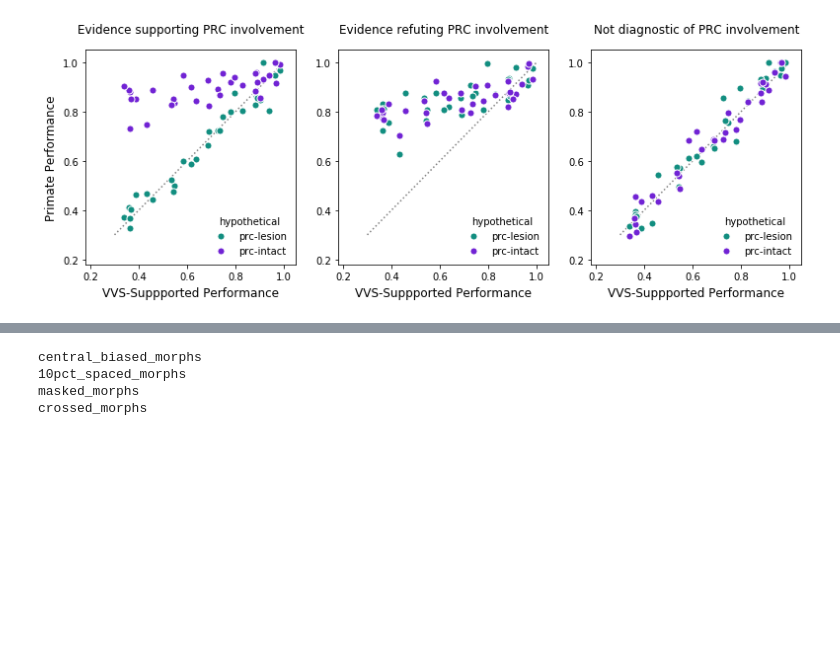
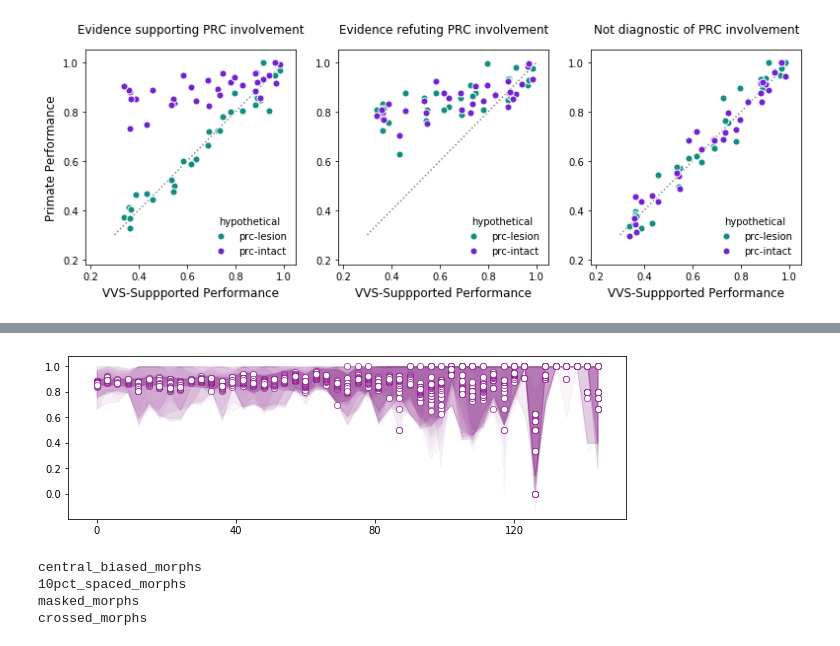
Before and after one commit to tzler/nondiagnostic, a Jupyter notebook: analyses.ipynb, the cells around one changed output, grey strips where cells are left out. Cells and saved outputs as stored; diff of their text form; code cells hidden in the pictures; blank space fills up the shorter version.

```diff
--- a/analyses.ipynb
+++ b/analyses.ipynb
@@ -1183,3 +1452,52 @@ $R^{2} = 0.86$ $\beta = 0.81$, $F(1, 30)$ = $13.33, P = 4 $ x $ 10 ^{-14} $
+# %%
+maxshow = 150
+bin_size = 3
+bins = {i:[] for i in range(0, 300, bin_size)}
+plt.figure(figsize=[10,3])
+
+for ef in [df]:
+
+    ef['identity'] = np.array([get_image_identity(i) for i in list(ef.image.values)])
+
+    for i in ef.identity.unique():
+
+        deltas = []
+        corrects = []
+
+        deltas.extend(np.diff(np.nonzero(ef.identity == i)[0]))
+        corrects.extend(ef.correct.values[np.nonzero(ef.identity == i)[0]][1:])
+
+        intervals = np.arange(0, max(deltas), bin_size)
+        deltas = np.array(deltas)
+        corrects = np.array(corrects)
+
+        for i in intervals:
+
+            avg = np.mean( corrects[(deltas>i)*(deltas<(int(i+bin_size)))])
+            if avg == avg: bins[i].extend([avg])
+
+        mus = np.array([ np.mean( bins[i] ) for i in range(0, maxshow, bin_size)])
+        std = np.array([ np.std( bins[i] ) for i in range(0, maxshow, bin_size)])
+        val = list(range(0, maxshow, bin_size))
+
+        plt.scatter(val,
+                    mus,
+                    facecolor='white',
+                    edgecolor=['grey', 'purple', 'blue'][iplot-1],
+                    linewidth=.6,
+                    s=40,
+                    zorder=2)
+
+        plt.fill_between(x=val,
+                         y2=[min(mus[i]+std[i], 1) for i in range(len(mus))],
+                         y1=mus-std,
+                         alpha=.02,
+                         color=['grey', 'purple', 'blue'][iplot-1])
+
+    plt.xticks(range(0, maxshow, 40), range(0, maxshow, 40))
+    iplot+=1
+# %% [output]
+[figure, added]
 # %%
 ! open ./results
 # %%
```
Also changed, not shown: parts of 34 cells of this notebook, 1 other file.
